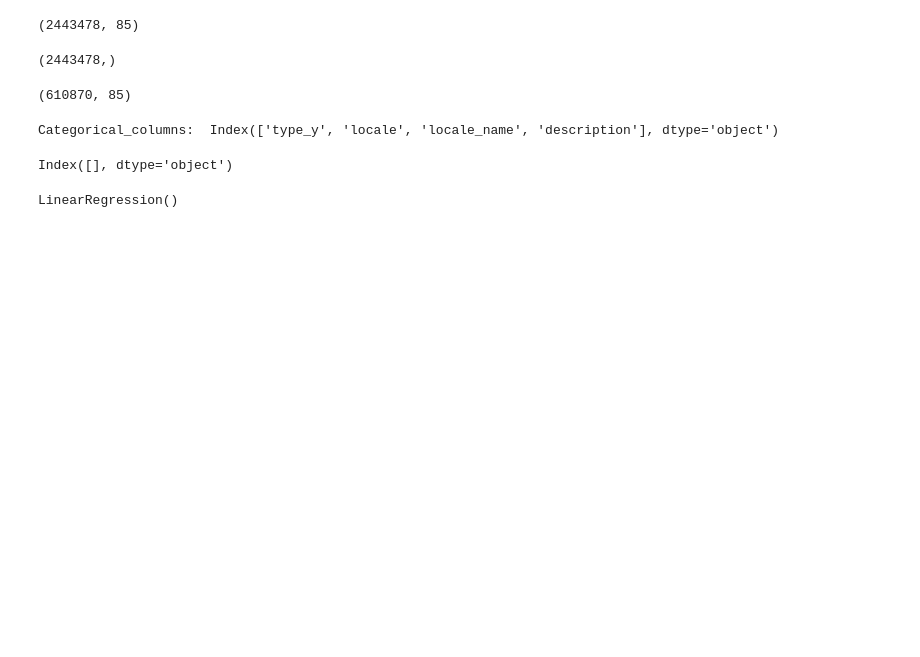
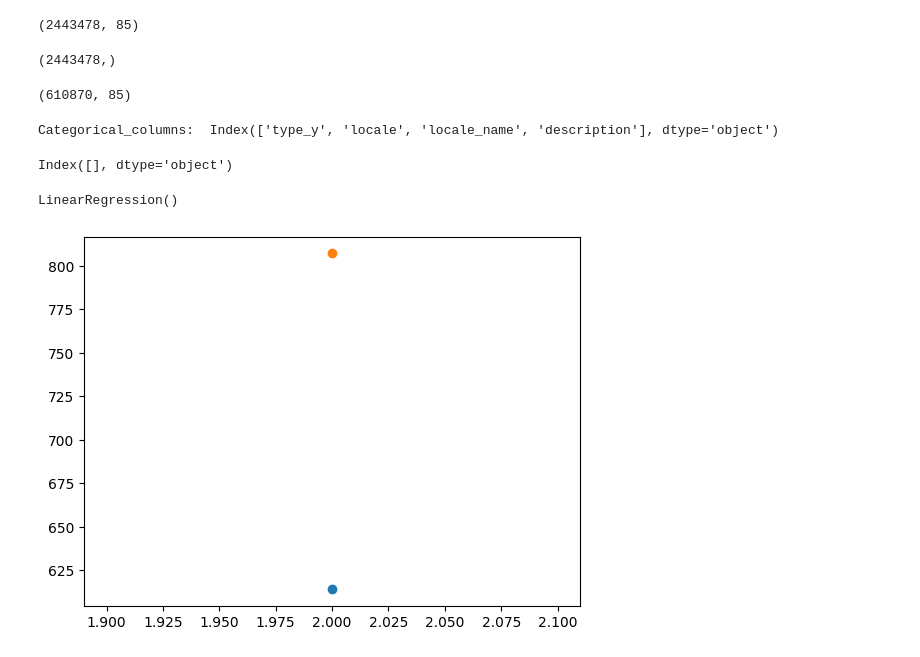
Before and after one commit to Madan1512/Niyata_Infotech_Task, a Jupyter notebook: Task_1.ipynb, the cells around one changed output. Drawn from its saved outputs; the diff is of its cells as text; code cells hidden in the pictures; blank space fills up the shorter version.

```diff
--- a/Task_1.ipynb
+++ b/Task_1.ipynb
@@ -310,3 +310,10 @@ xgb=XGBRegressor()
 lr.fit(x_train,y_train)
 # %% [output]
 LinearRegression()
+# %%
+import matplotlib.pyplot as plt
+plt.scatter(2,y_train[:1])
+plt.scatter(2,xgb.predict(x_train[:1]))
+plt.show()
+# %% [output]
+[figure, added]
```
Also changed, not shown: parts of 7 cells of this notebook.
